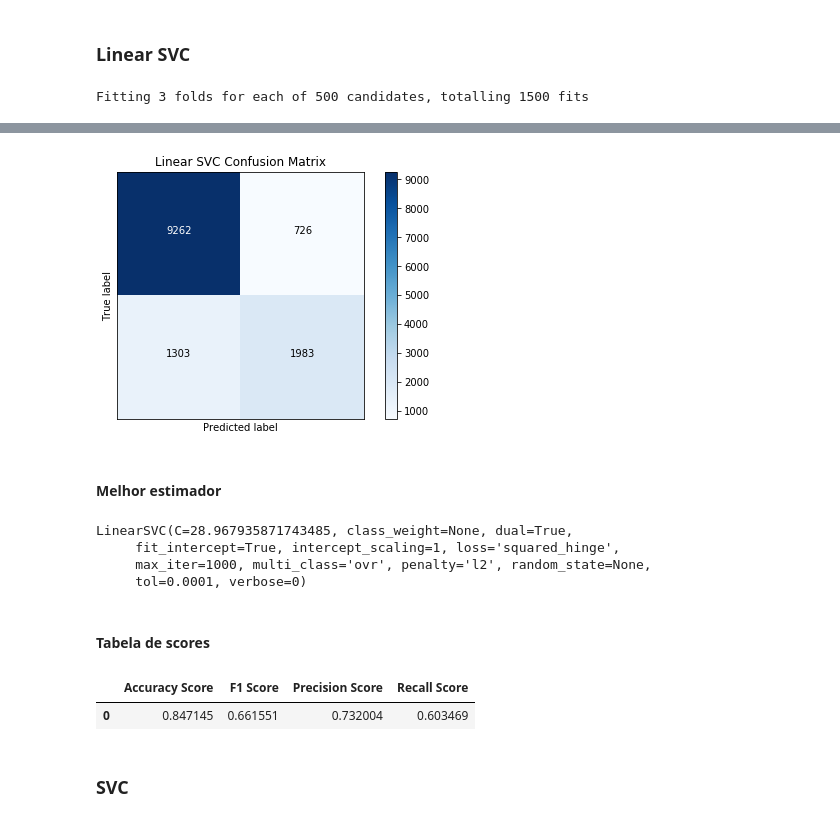
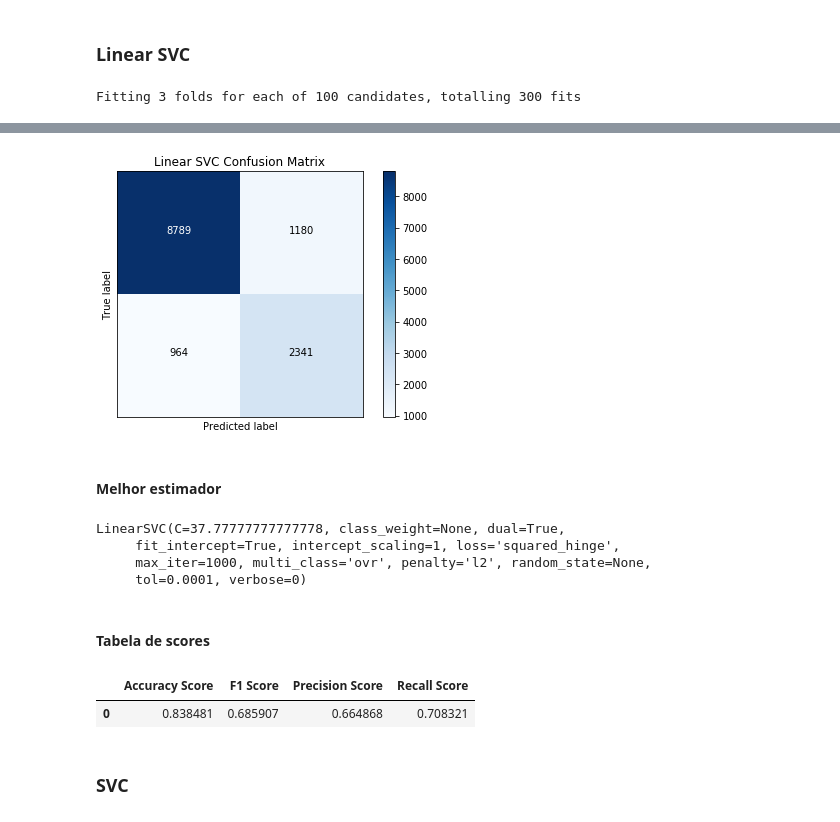
Before and after one commit to gaabrielfranco/data-mining-w2, a Jupyter notebook: tp2_gabriel.ipynb, the cells around one changed output, grey strips where cells are left out. Cells and saved outputs as stored; diff of their text form; code cells hidden in the pictures.

```diff
--- a/tp2_gabriel.ipynb
+++ b/tp2_gabriel.ipynb
@@ -235,14 +235,21 @@ df_scores_rfc
 # %% [output]
 |  | Accuracy Score | F1 Score | Precision Score | Recall Score |
 | 0 | 0.849782 | 0.678698 | 0.721233 | 0.640901 |
+# %%
+params_rfc = {'n_estimators': list(range(6100, 8001, 100))}
+
+rfc_2 = GridSearchCV(RandomForestClassifier(), params_rfc, "f1", n_jobs=-1, verbose = 10)
+rfc_2.fit(X_train, y_train)
+
+plot_confusion_matrix(confusion_matrix(y_test, rfc_2.predict(X_test)), title="Random Forest Classifier Confusion Matrix")
 # %% [markdown]
 ### Linear SVC
 # %%
-params_lin_svc = {'C': np.linspace(20, 45, 500)}
+params_lin_svc = {'C': np.linspace(30, 40, 100)}
 
 lin_svc = GridSearchCV(svm.LinearSVC(), params_lin_svc, "f1", n_jobs = -1, verbose = 10)
 lin_svc.fit(X_train, y_train)
 
 plot_confusion_matrix(confusion_matrix(y_test, lin_svc.predict(X_test)), title="Linear SVC Confusion Matrix")
 # %% [output]
-Fitting 3 folds for each of 500 candidates, totalling 1500 fits
+Fitting 3 folds for each of 100 candidates, totalling 300 fits
@@ -266,11 +276,11 @@ Fitting 3 folds for each of 500 candidates, totalling 1500 fits
-[figure, old version]
+[figure, new version]
 # %% [markdown]
 #### Melhor estimador
 # %%
 joblib.dump(lin_svc.best_estimator_, 'models/best_lin_svc.pkl')
 lin_svc.best_estimator_
 # %% [output]
-LinearSVC(C=28.967935871743485, class_weight=None, dual=True,
+LinearSVC(C=37.77777777777778, class_weight=None, dual=True,
      fit_intercept=True, intercept_scaling=1, loss='squared_hinge',
      max_iter=1000, multi_class='ovr', penalty='l2', random_state=None,
      tol=0.0001, verbose=0)
@@ -281,7 +291,7 @@ df_scores_lin_svc = create_scores_df(lin_svc)
 df_scores_lin_svc
 # %% [output]
 |  | Accuracy Score | F1 Score | Precision Score | Recall Score |
-| 0 | 0.847145 | 0.661551 | 0.732004 | 0.603469 |
+| 0 | 0.838481 | 0.685907 | 0.664868 | 0.708321 |
 # %% [markdown]
 ### SVC
 # %% [markdown]
```
Also changed, not shown: parts of 2 cells of this notebook.
